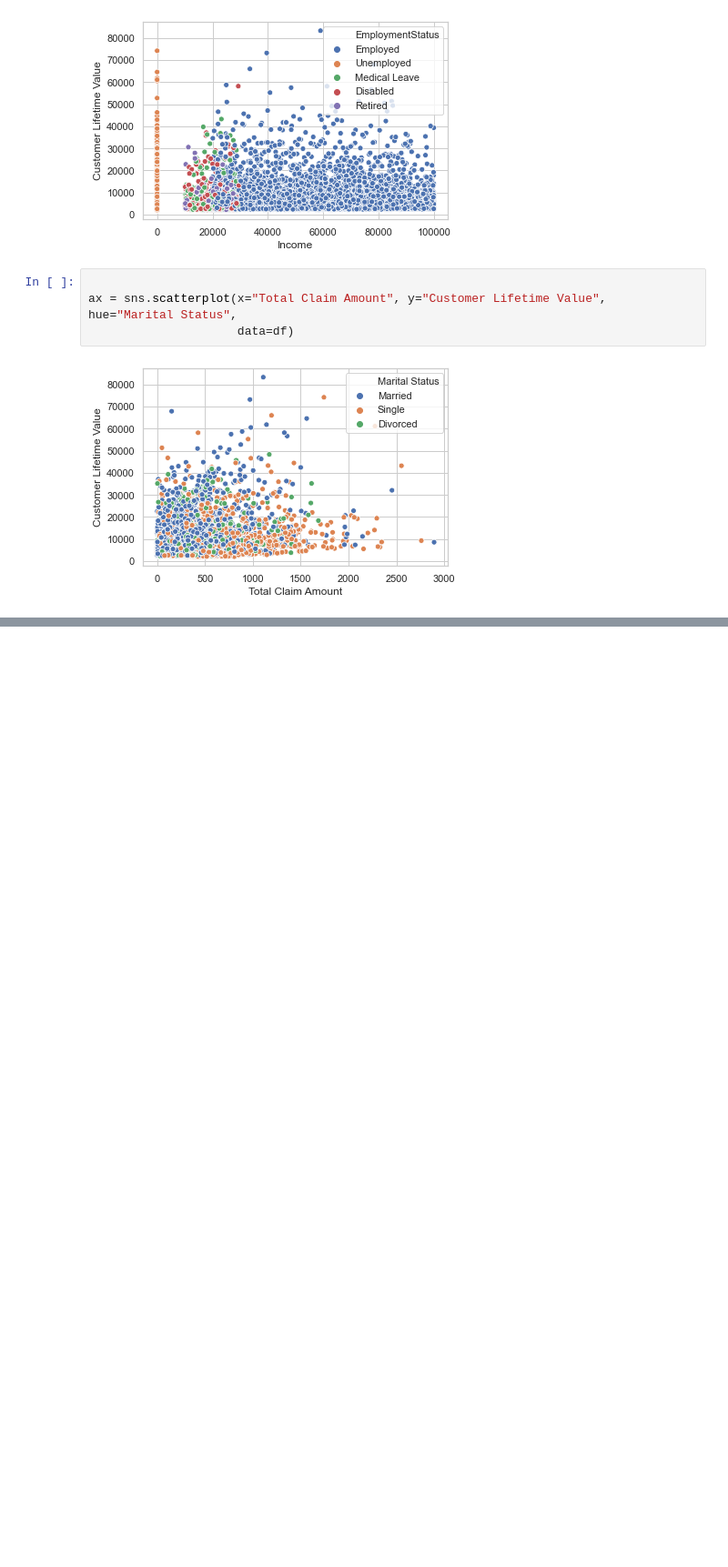
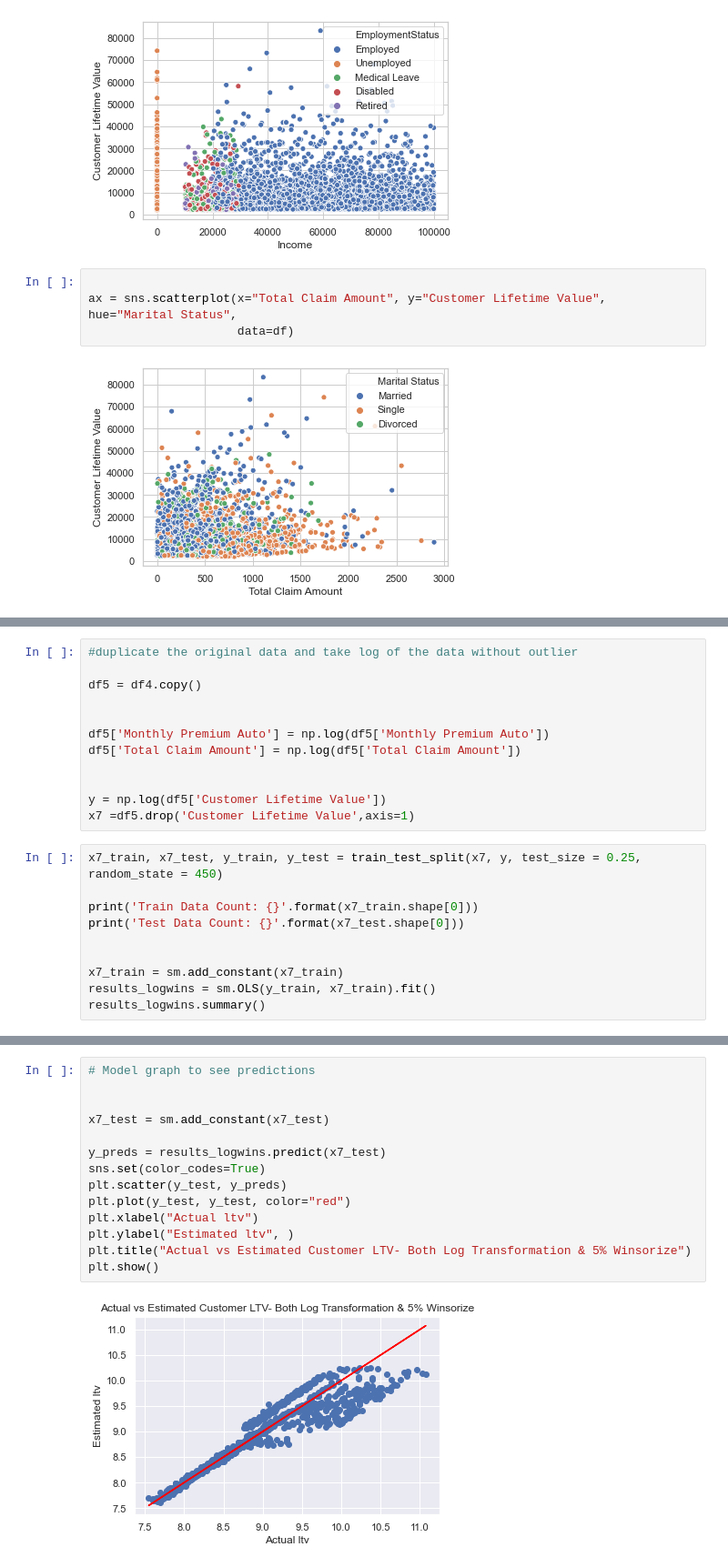
Before and after one commit to nilayduzkesen/Customer-LTV-Prediction, a Jupyter notebook: Customer LTV Prediction.ipynb, the cells around one changed output, grey strips where cells are left out. Shown at 91% size. Saved outputs shown, nothing was run; the diff lists cells and outputs as text; blank space fills up the shorter version.

```diff
--- a/Customer LTV Prediction.ipynb
+++ b/Customer LTV Prediction.ipynb
@@ -645,0 +677,22 @@ strong multicollinearity or other numerical problems.
+# %%
+#duplicate the original data and take log of the data without outlier
+
+df5 = df4.copy()
+
+
+df5['Monthly Premium Auto'] = np.log(df5['Monthly Premium Auto'])
+df5['Total Claim Amount'] = np.log(df5['Total Claim Amount'])
+
+
+y = np.log(df5['Customer Lifetime Value'])
+x7 =df5.drop('Customer Lifetime Value',axis=1)
+# %%
+x7_train, x7_test, y_train, y_test = train_test_split(x7, y, test_size = 0.25, random_state = 450)
+
+print('Train Data Count: {}'.format(x7_train.shape[0]))
+print('Test Data Count: {}'.format(x7_test.shape[0]))
+
+
+x7_train = sm.add_constant(x7_train)
+results_logwins = sm.OLS(y_train, x7_train).fit()
+results_logwins.summary()
@@ -645,0 +736,16 @@ strong multicollinearity or other numerical problems.
+# %%
+# Model graph to see predictions
+
+
+x7_test = sm.add_constant(x7_test)
+
+y_preds = results_logwins.predict(x7_test)
+sns.set(color_codes=True)
+plt.scatter(y_test, y_preds)
+plt.plot(y_test, y_test, color="red")
+plt.xlabel("Actual ltv")
+plt.ylabel("Estimated ltv", )
+plt.title("Actual vs Estimated Customer LTV- Both Log Transformation & 5% Winsorize")
+plt.show()
+# %% [output]
+[figure, added]
```
Also changed, not shown: parts of 71 cells of this notebook.
